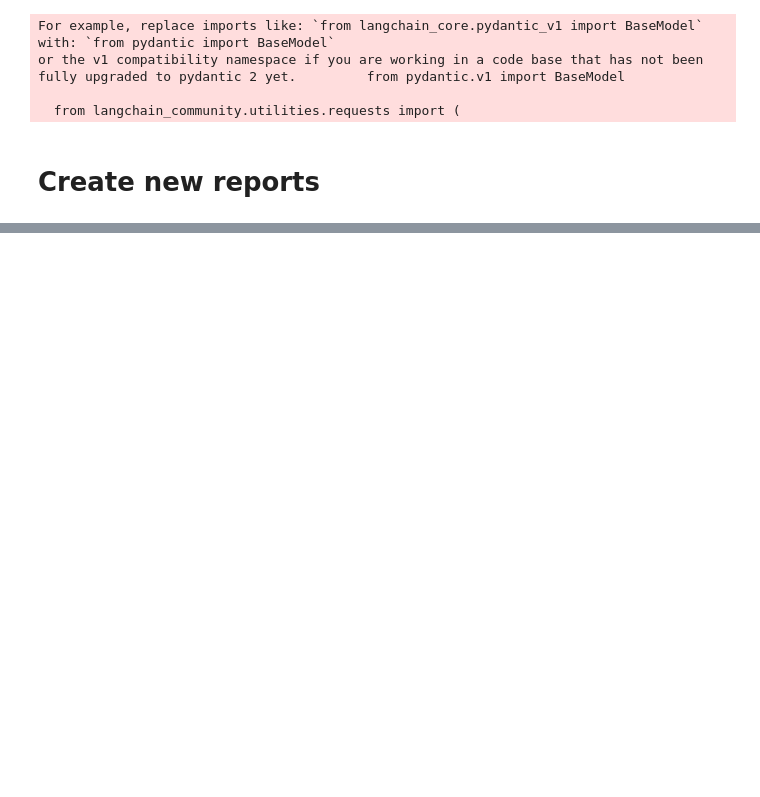
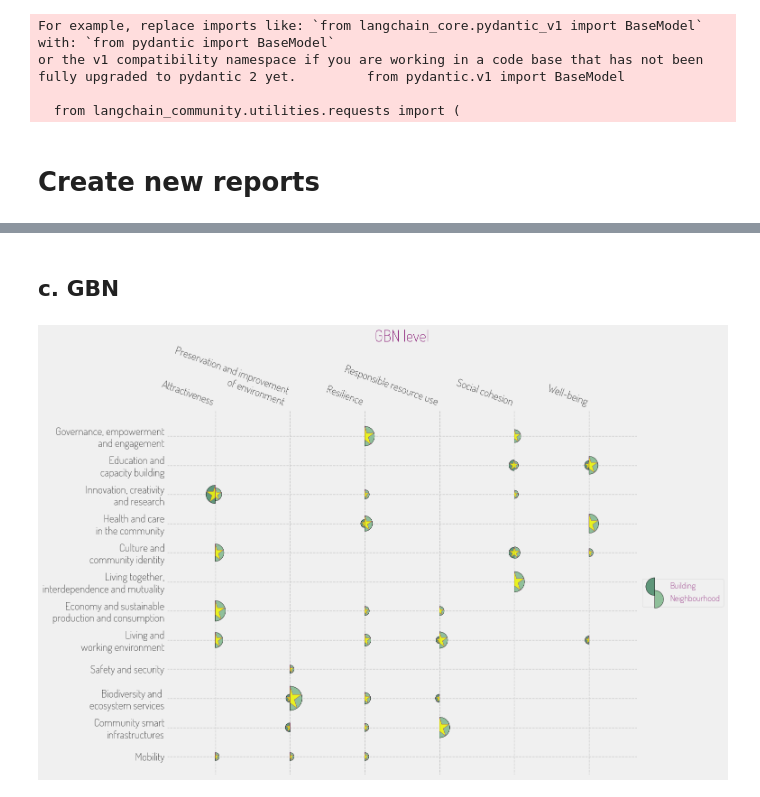
Before and after one commit to kelu124/iso37101_bot, a Jupyter notebook: 5.AAR_Vision.ipynb, the cells around one changed output, grey strips where cells are left out. Cells and saved outputs as stored; diff of their text form; code cells hidden in the pictures; blank space fills up the shorter version.

```diff
--- a/5.AAR_Vision.ipynb
+++ b/5.AAR_Vision.ipynb
@@ -230,0 +175,12 @@ plt.savefig("doc/outputs/AAR_new_20250630.svg", bbox_inches='tight')
+# %% [markdown]
+## c. GBN
+# %%
+gbn_vision = df[(df.Type == "Vision")  & (df.Place.str.lower().str.contains("aar"))]
+gbn_vision = gbn_vision[~gbn_vision["Source"].str.contains("visblue", case=False, na=False)]
+
+createExcel(ll_vision,"doc/outputs/clement/gbn_vision.xlsx","LL vision.","AAR","All")
+
+plt, ax = iImg.createImg(gbn_vision,gbn_vision,title="GBN level")
+plt.savefig("doc/outputs/clement/gbn_20250913.png", bbox_inches='tight')
+# %% [output]
+[figure, added]
```
Also changed, not shown: parts of 16 cells of this notebook, 21 other files.
